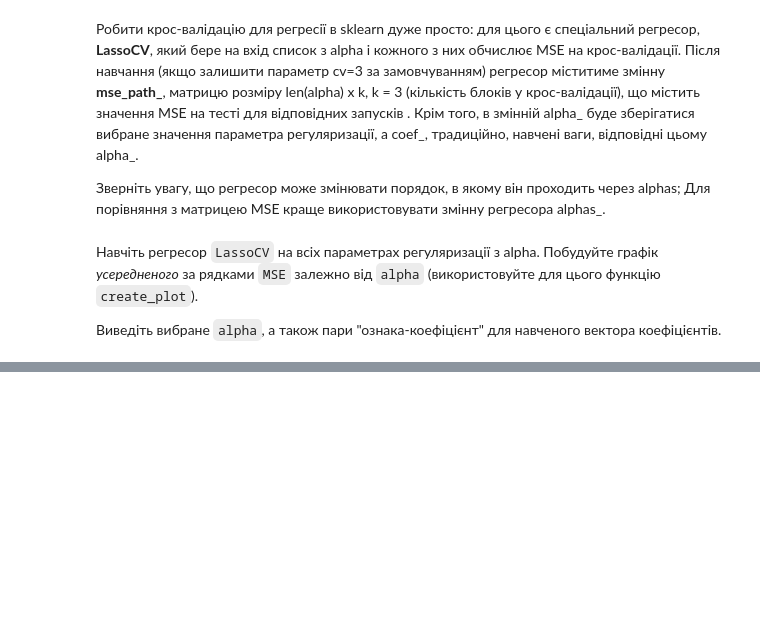
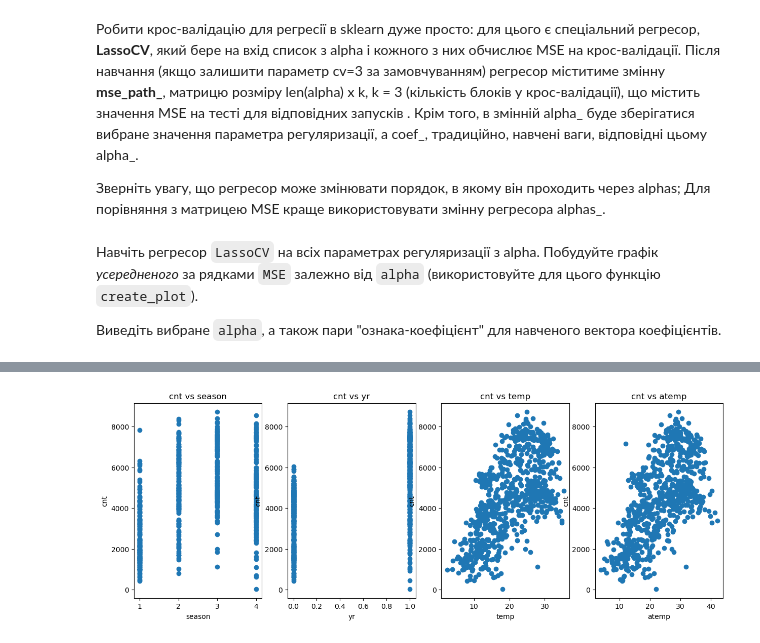
Before and after one commit to anilev6/DATA-HW4, a Jupyter notebook: OverfittingHomeWork.ipynb, the cells around one changed output, grey strips where cells are left out. Saved outputs shown, nothing was run; the diff lists cells and outputs as text; code cells hidden in the pictures; blank space fills up the shorter version.

```diff
--- a/OverfittingHomeWork.ipynb
+++ b/OverfittingHomeWork.ipynb
@@ -427,0 +437,30 @@ __Ответ:__
+# %%
+features_with_highest_coefficients = ['season', 'yr', 'temp', 'atemp']
+plt.figure(figsize=(15, 5))
+plt.subplot(1, 4, 1)
+plt.scatter(df['season'], df['cnt'])
+plt.title('cnt vs season')
+plt.xlabel('season')
+plt.ylabel('cnt')
+
+plt.subplot(1, 4, 2)
+plt.scatter(df['yr'], df['cnt'])
+plt.title('cnt vs yr')
+plt.xlabel('yr')
+plt.ylabel('cnt')
+
+plt.subplot(1, 4, 3)
+plt.scatter(df['temp'], df['cnt'])
+plt.title('cnt vs temp')
+plt.xlabel('temp')
+plt.ylabel('cnt')
+
+plt.subplot(1, 4, 4)
+plt.scatter(df['atemp'], df['cnt'])
+plt.title('cnt vs atemp')
+plt.xlabel('atemp')
+plt.ylabel('cnt')
+
+plt.show()
+# %% [output]
+[figure, added]
```
Also changed, not shown: parts of 30 cells of this notebook.
